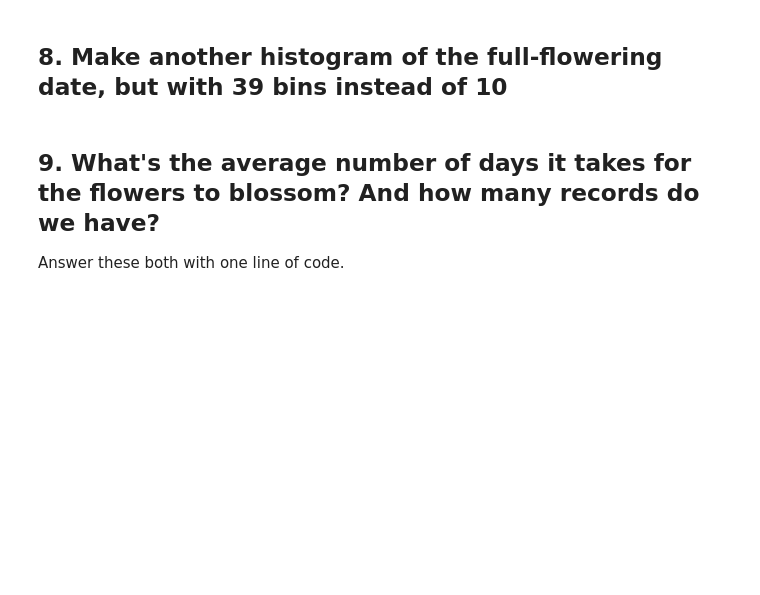
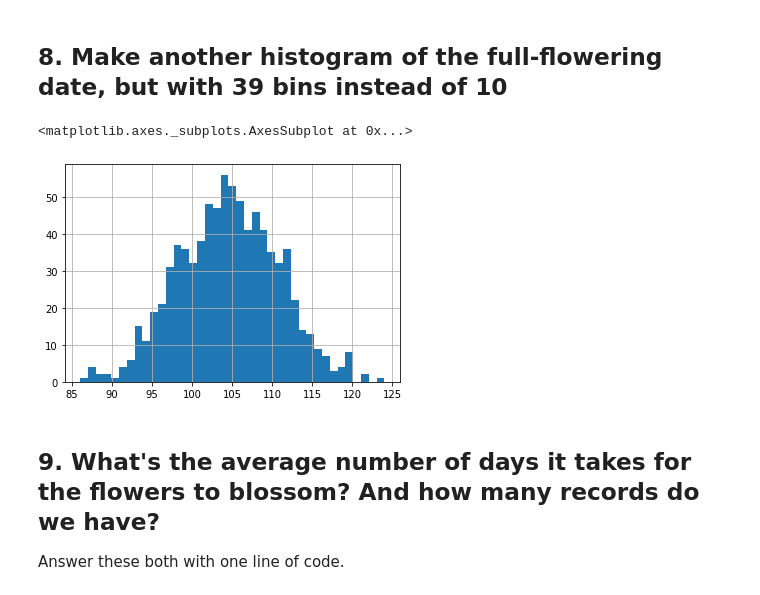
Before and after one commit to elenamlutz/foundations_homework, a Jupyter notebook: 07-homework/cherry-blossoms/Cherry Blossoms.ipynb, the cells around one changed output. Cells and saved outputs as stored; diff of their text form; code cells hidden in the pictures; blank space fills up the shorter version.

```diff
--- a/07-homework/cherry-blossoms/Cherry Blossoms.ipynb
+++ b/07-homework/cherry-blossoms/Cherry Blossoms.ipynb
@@ -35,5 +143,10 @@ Is it not showing up? Remember the "magic" command that makes graphs show up in
 # %% [markdown]
 ## 8. Make another histogram of the full-flowering date, but with 39 bins instead of 10
+# %%
+df.Full_flowering_date_DOY.hist(bins=39)
+# %% [output]
+<matplotlib.axes._subplots.AxesSubplot at 0x...>
+[figure, added]
 # %% [markdown]
 ## 9. What's the average number of days it takes for the flowers to blossom? And how many records do we have?
 
```
Also changed, not shown: parts of 31 cells of this notebook.
